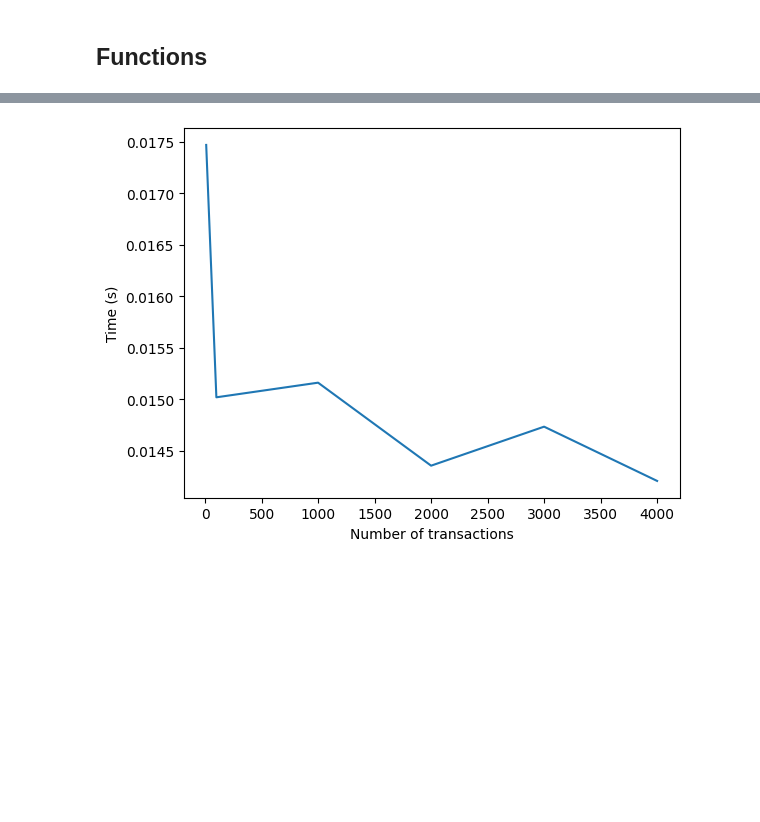
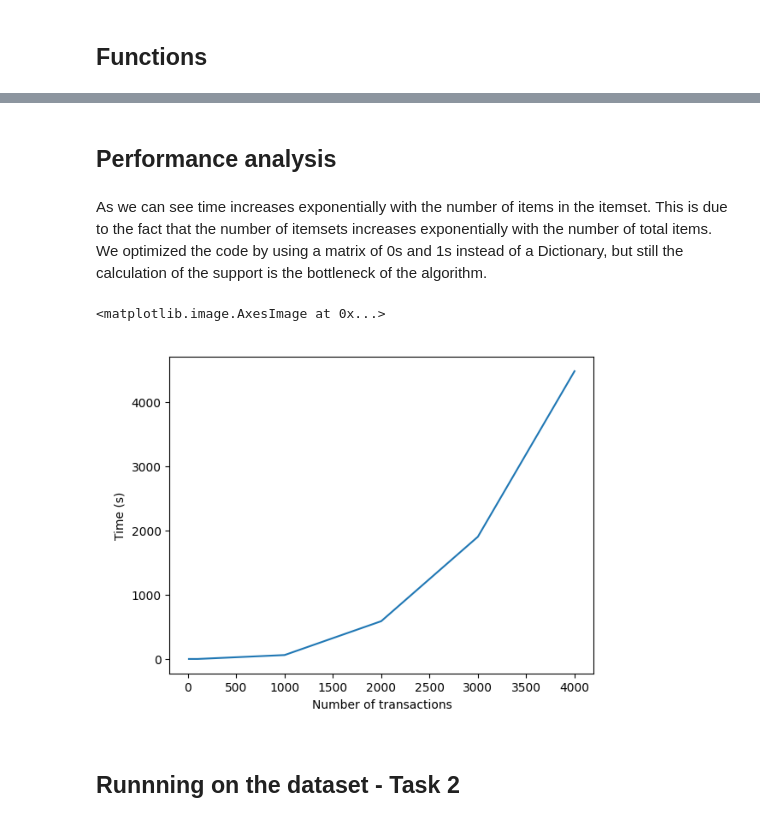
Before and after one commit to matteocirca/data-mining-course-kth-2023, a Jupyter notebook: hw2/hw2.ipynb, the cells around one changed output, grey strips where cells are left out. Saved outputs shown, nothing was run; the diff lists cells and outputs as text; code cells hidden in the pictures; blank space fills up the shorter version.

Commit message:
Added performance analysis
- Tested on 4000-sized dataset
- Cleaned code
- Added indentation of document
- Added nl comments

```diff
--- a/hw2/hw2.ipynb
+++ b/hw2/hw2.ipynb
@@ -199,8 +255,20 @@ L[5]: {}
+# %% [markdown]
+## Performance analysis
+# %% [markdown]
+As we can see time increases exponentially with the number of items in the itemset. This is due to the fact that the number of itemsets increases exponentially with the number of total items. We optimized the code by using a matrix of 0s and 1s instead of a Dictionary, but still the calculation of the support is the bottleneck of the algorithm.
+# %%
+# load the image img/timing.png and show it
+img = plt.imread('img/timing.png')
+plt.axis('off')
+plt.imshow(img)
+# %% [output]
+<matplotlib.image.AxesImage at 0x...>
+[figure, added]
 # %%
 # Plot timing
-plt.plot([x[0] for x in timing], [x[1] for x in timing])
-plt.xlabel('Number of transactions')
-plt.ylabel('Time (s)')
-plt.show()
+# plt.plot([x[0] for x in timing], [x[1] for x in timing])
+# plt.xlabel('Number of transactions')
+# plt.ylabel('Time (s)')
+# plt.show()
-# %% [output]
-[figure, removed]
+# %% [markdown]
+## Runnning on the dataset - Task 2
```
Also changed, not shown: parts of 10 cells of this notebook, 2 other files.
